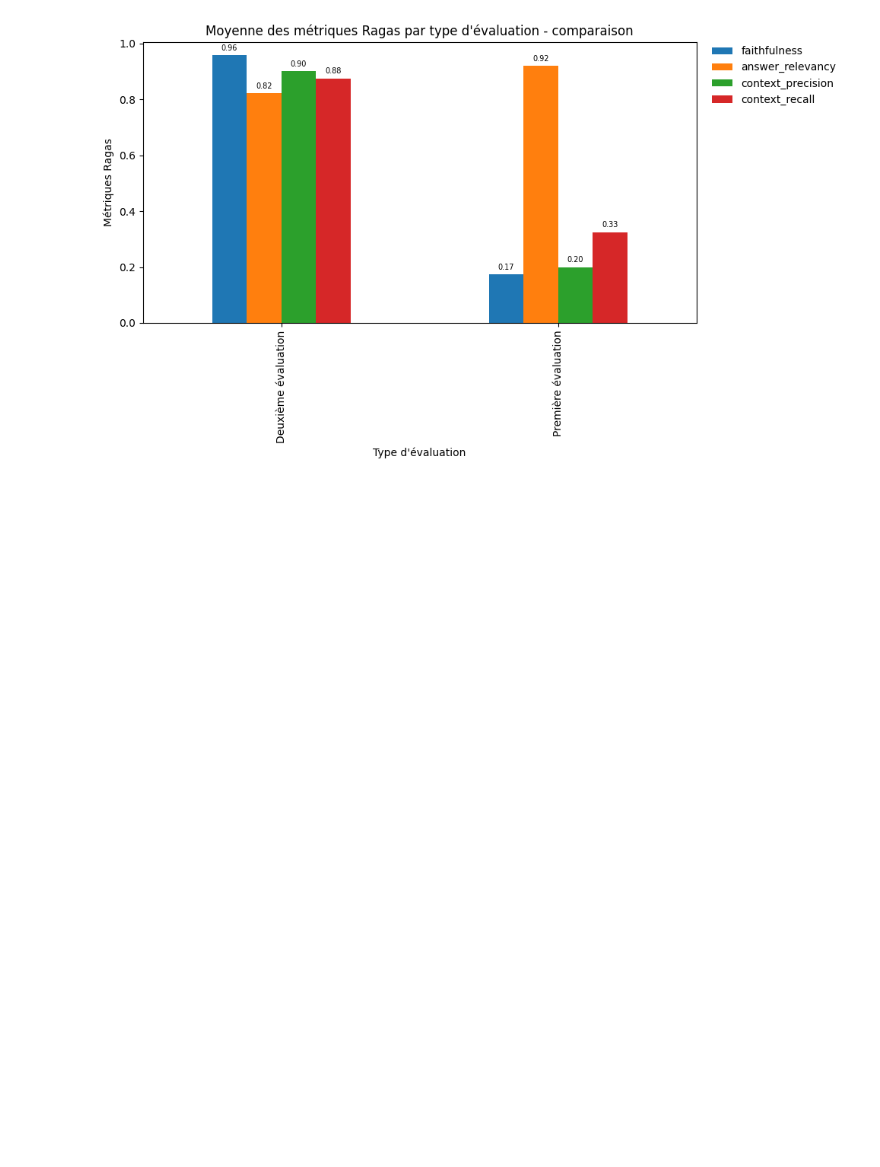
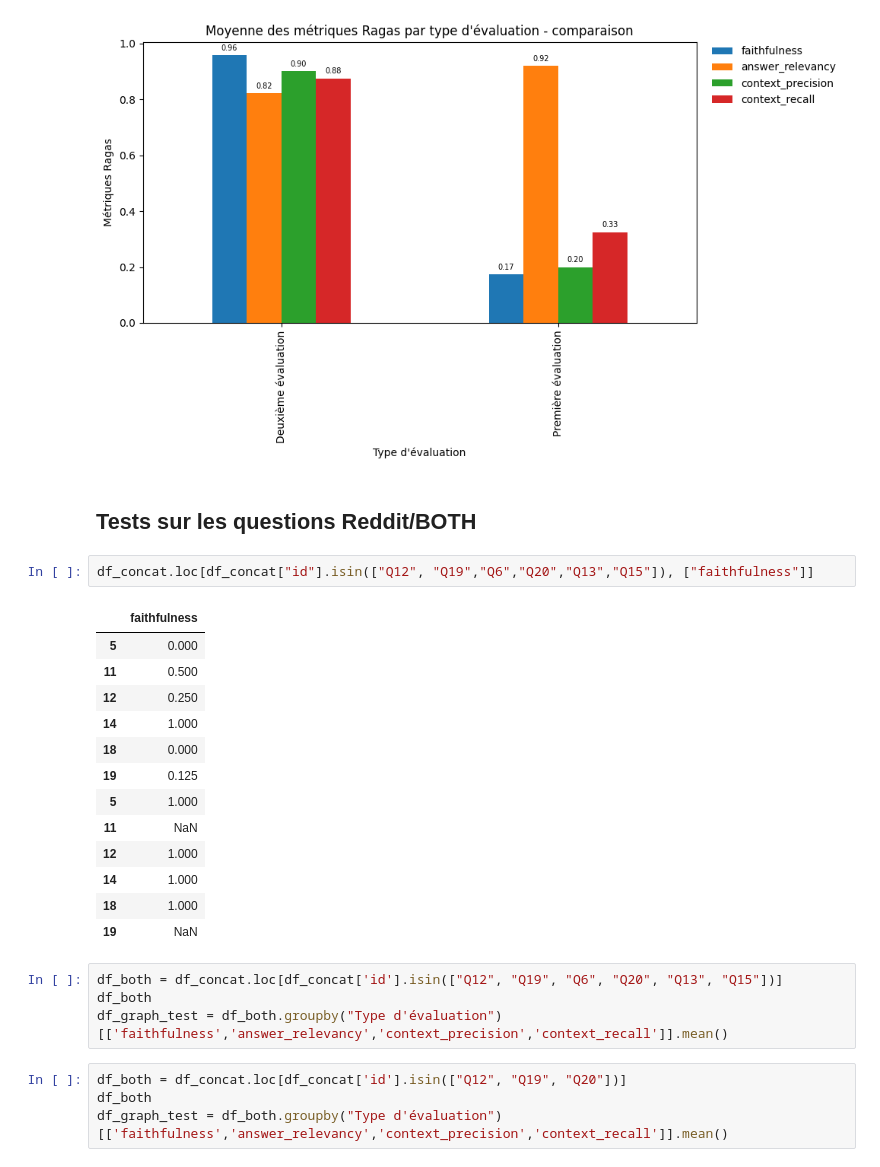
Before and after one commit to SCFlorian/Evaluation_LLM, a Jupyter notebook: notebooks/notebook_evaluation_ragas.ipynb, the cells around one changed output. Drawn from its saved outputs; the diff is of its cells as text; blank space fills up the shorter version.

```diff
--- a/notebooks/notebook_evaluation_ragas.ipynb
+++ b/notebooks/notebook_evaluation_ragas.ipynb
@@ -254,3 +254,29 @@ plt.savefig('graph/Moyenne_metriques_ragas_type_eval.png',dpi=fig.dpi)
 plt.show()
 # %% [output]
 [figure]
+# %% [markdown]
+## Tests sur les questions Reddit/BOTH
+# %%
+df_concat.loc[df_concat["id"].isin(["Q12", "Q19","Q6","Q20","Q13","Q15"]), ["faithfulness"]]
+# %% [output]
+|  | faithfulness |
+| 5 | 0.000 |
+| 11 | 0.500 |
+| 12 | 0.250 |
+| 14 | 1.000 |
+| 18 | 0.000 |
+| 19 | 0.125 |
+| 5 | 1.000 |
+| 11 | NaN |
+| 12 | 1.000 |
+| 14 | 1.000 |
+| 18 | 1.000 |
+| 19 | NaN |
+# %%
+df_both = df_concat.loc[df_concat['id'].isin(["Q12", "Q19", "Q6", "Q20", "Q13", "Q15"])]
+df_both
+df_graph_test = df_both.groupby("Type d'évaluation")[['faithfulness','answer_relevancy','context_precision','context_recall']].mean()
+# %%
+df_both = df_concat.loc[df_concat['id'].isin(["Q12", "Q19", "Q20"])]
+df_both
+df_graph_test = df_both.groupby("Type d'évaluation")[['faithfulness','answer_relevancy','context_precision','context_recall']].mean()
```
Also changed, not shown: parts of 1 cell of this notebook, 2 other files.
